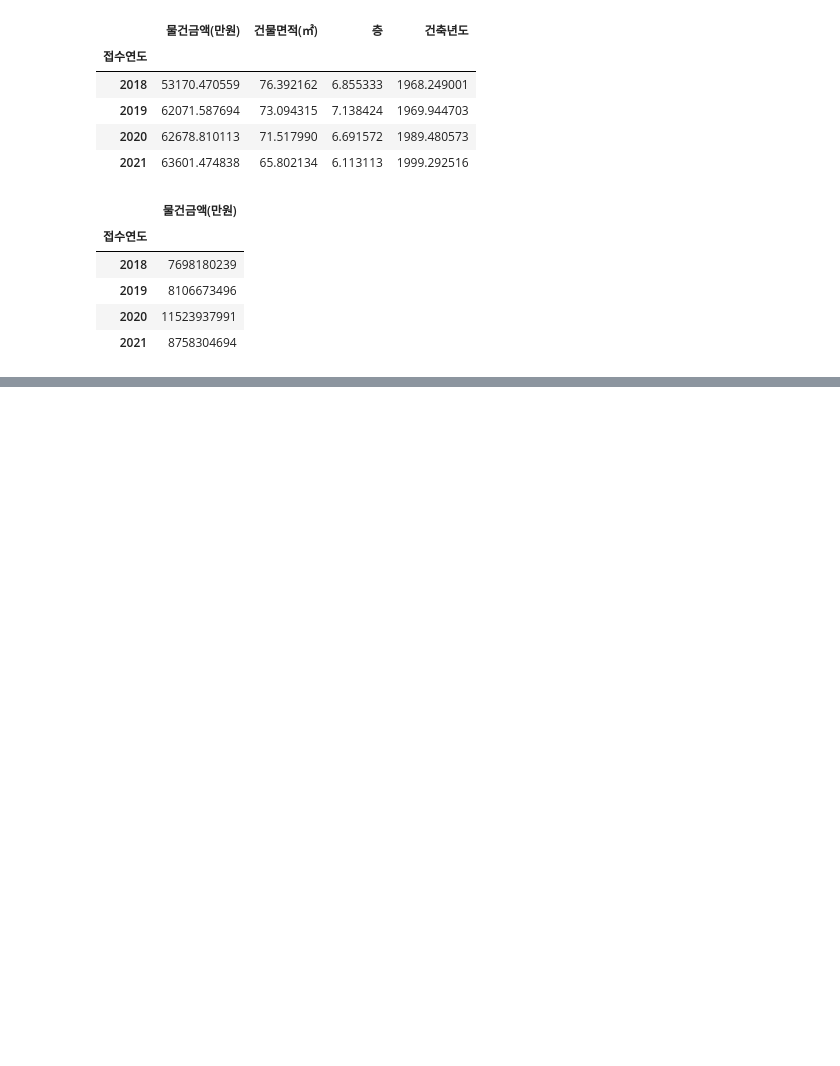
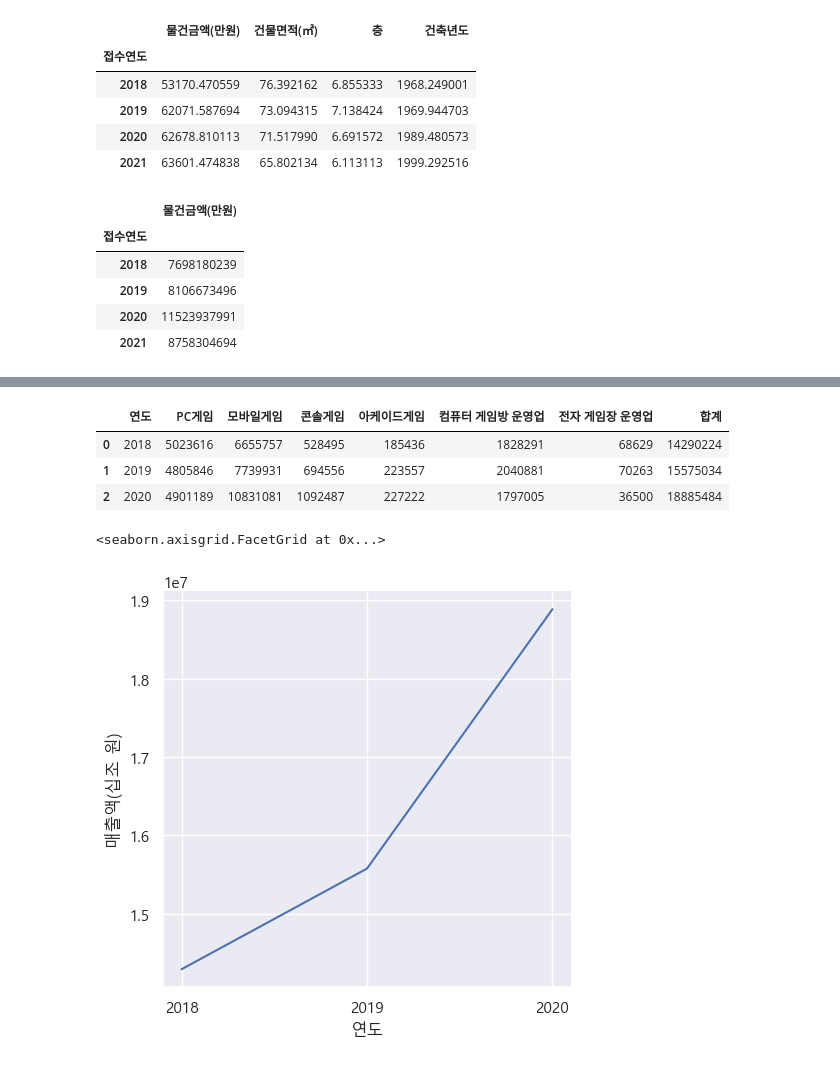
Before and after one commit to HyeongSeok-Park/3D_modeling_market_size_research, a Jupyter notebook: 3D_modeling_market_size_research.ipynb, the cells around one changed output, grey strips where cells are left out. Saved outputs shown, nothing was run; the diff lists cells and outputs as text; code cells hidden in the pictures; blank space fills up the shorter version.

```diff
--- a/3D_modeling_market_size_research.ipynb
+++ b/3D_modeling_market_size_research.ipynb
@@ -156,0 +160,12 @@ sns.relplot(x = '접수연도', y = '물건금액(만원)', data = real_estate_t
+# %%
+# 출처 : 한국콘텥츠진흥원의 보고서 내용을 토대로 데이터 작성
+game_trade = pd.DataFrame({
+    '연도' : ['2018', '2019', '2020'],
+    'PC게임' : [5023616, 4805846, 4901189],
+    '모바일게임' : [6655757, 7739931, 10831081],
+    '콘솔게임' : [528495, 694556, 1092487],
+    '아케이드게임' : [185436, 223557, 227222],
+    '컴퓨터 게임방 운영업' : [1828291, 2040881, 1797005],
+    '전자 게임장 운영업' : [68629, 70263, 36500]
+})
+game_trade # 금액단위 : 백만 원
@@ -156,0 +194,13 @@ sns.relplot(x = '접수연도', y = '물건금액(만원)', data = real_estate_t
+# %%
+game_trade['합계'] = game_trade.sum(axis = 1)
+game_trade
+# %% [output]
+|  | 연도 | PC게임 | 모바일게임 | 콘솔게임 | 아케이드게임 | 컴퓨터 게임방 운영업 | 전자 게임장 운영업 | 합계 |
+| 0 | 2018 | 5023616 | 6655757 | 528495 | 185436 | 1828291 | 68629 | 14290224 |
+| 1 | 2019 | 4805846 | 7739931 | 694556 | 223557 | 2040881 | 70263 | 15575034 |
+| 2 | 2020 | 4901189 | 10831081 | 1092487 | 227222 | 1797005 | 36500 | 18885484 |
+# %%
+sns.relplot(x = '연도', y = '합계', data = game_trade, kind = 'line').set(ylabel = '매출액(십조 원)')
+# %% [output]
+<seaborn.axisgrid.FacetGrid at 0x...>
+[figure, added]
```
Also changed, not shown: parts of 7 cells of this notebook.
